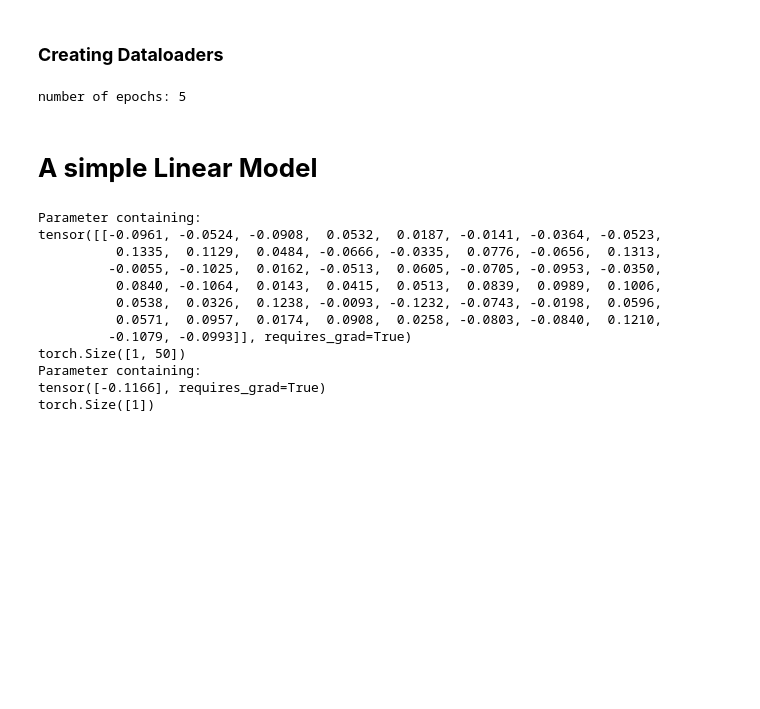
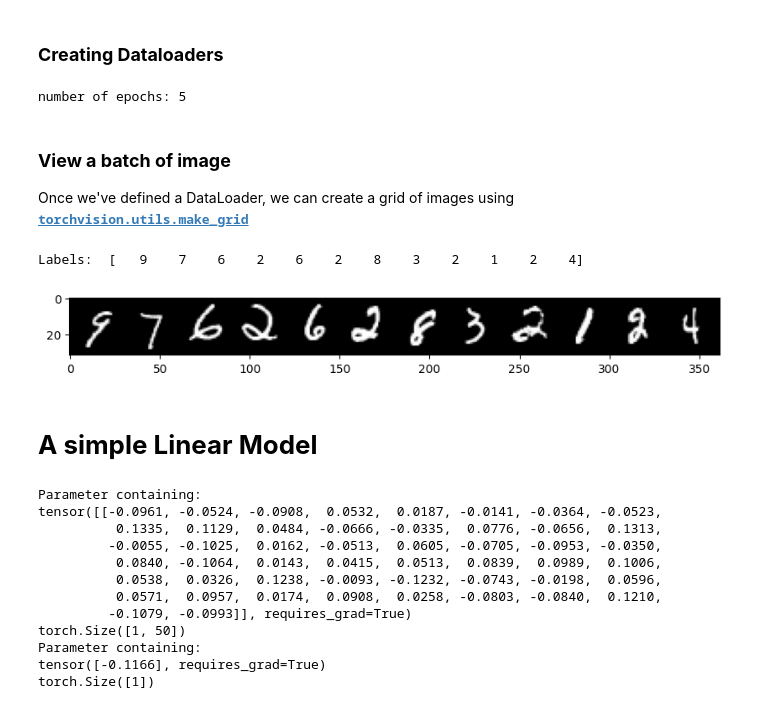
Before and after one commit to ainimesh/AIML-Coding-Lab-Material, a Jupyter notebook: Basics_of_NN_Pytorch.ipynb, the cells around one changed output. Cells and saved outputs as stored; diff of their text form; code cells hidden in the pictures; blank space fills up the shorter version.

```diff
--- a/Basics_of_NN_Pytorch.ipynb
+++ b/Basics_of_NN_Pytorch.ipynb
@@ -112,6 +104,31 @@ train_loader = DataLoader(dataset=train_dataset, batch_size=batch_size, shuffle=
 test_loader = DataLoader(dataset=test_dataset, batch_size=batch_size, shuffle=False)
 # %% [output]
 number of epochs: 5
+# %% [markdown]
+### **View a batch of image**
+
+
+Once we've defined a DataLoader, we can create a grid of images using <a href='https://pytorch.org/docs/stable/torchvision/utils.html#torchvision.utils.make_grid'><tt><strong>torchvision.utils.make_grid</strong></tt></a>
+# %%
+import numpy as np
+from torchvision.utils import make_grid
+np.set_printoptions(formatter=dict(int=lambda x: f'{x:4}')) # to widen the printed array
+
+# Grab the first batch of images
+for images,labels in train_loader:
+    break
+
+# Print the first 12 labels
+print('Labels: ', labels[:12].numpy())
+
+# Print the first 12 images
+im = make_grid(images[:12], nrow=12)  # the default nrow is 8
+plt.figure(figsize=(10,4))
+# We need to transpose the images from CWH to WHC
+plt.imshow(np.transpose(im.numpy(), (1, 2, 0)));
+# %% [output]
+Labels:  [   9    7    6    2    6    2    8    3    2    1    2    4]
+[figure, added]
 # %% [markdown]
 # **A simple Linear Model**
 # %%
```
Also changed, not shown: parts of 14 cells of this notebook, 1 other file.
